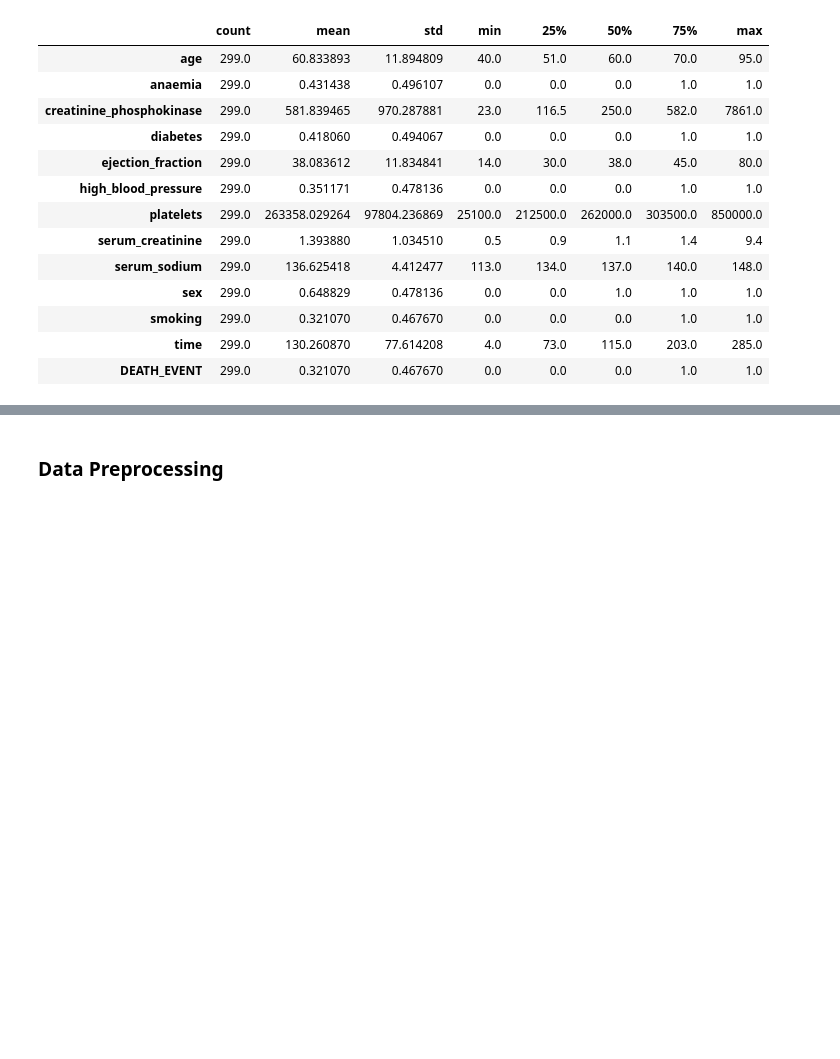
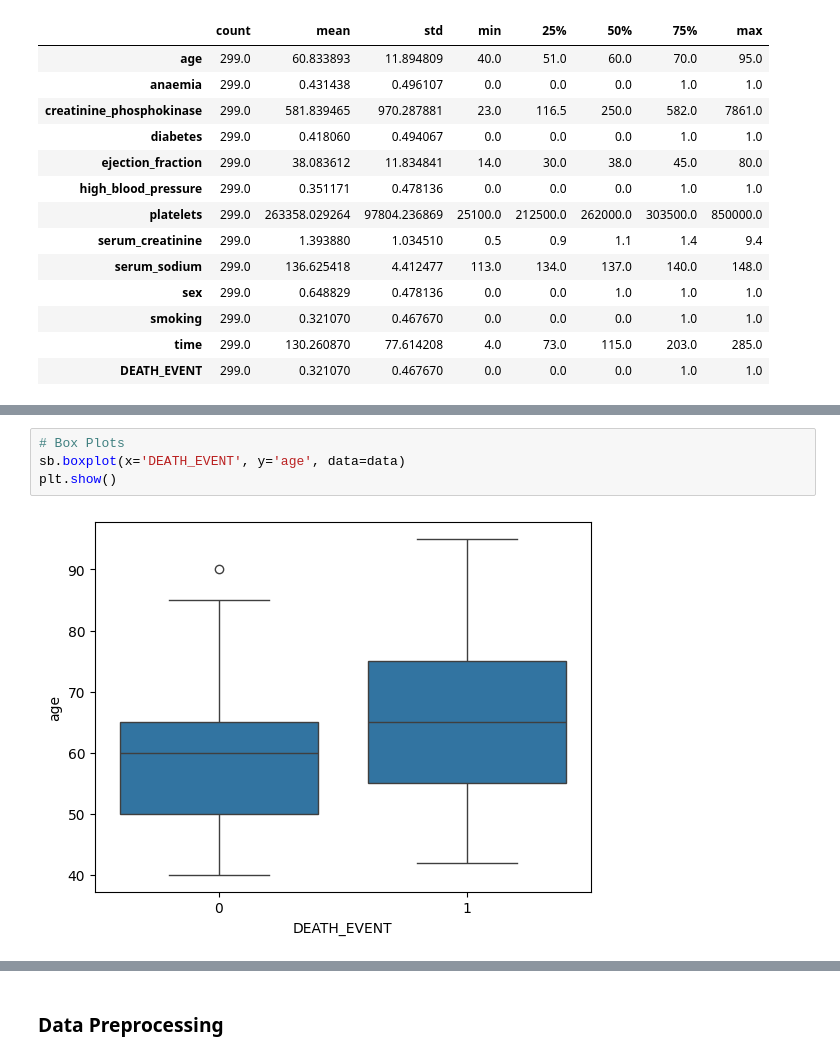
Before and after one commit to arindam-sahoo/Heart-Failure-Prediction, a Jupyter notebook: main.ipynb, the cells around one changed output, grey strips where cells are left out. Saved outputs shown, nothing was run; the diff lists cells and outputs as text; blank space fills up the shorter version.

```diff
--- a/main.ipynb
+++ b/main.ipynb
@@ -128,0 +168,6 @@ data.describe().T
+# %%
+# Box Plots
+sb.boxplot(x='DEATH_EVENT', y='age', data=data)
+plt.show()
+# %% [output]
+[figure, added]
```
Also changed, not shown: parts of 9 cells of this notebook.
